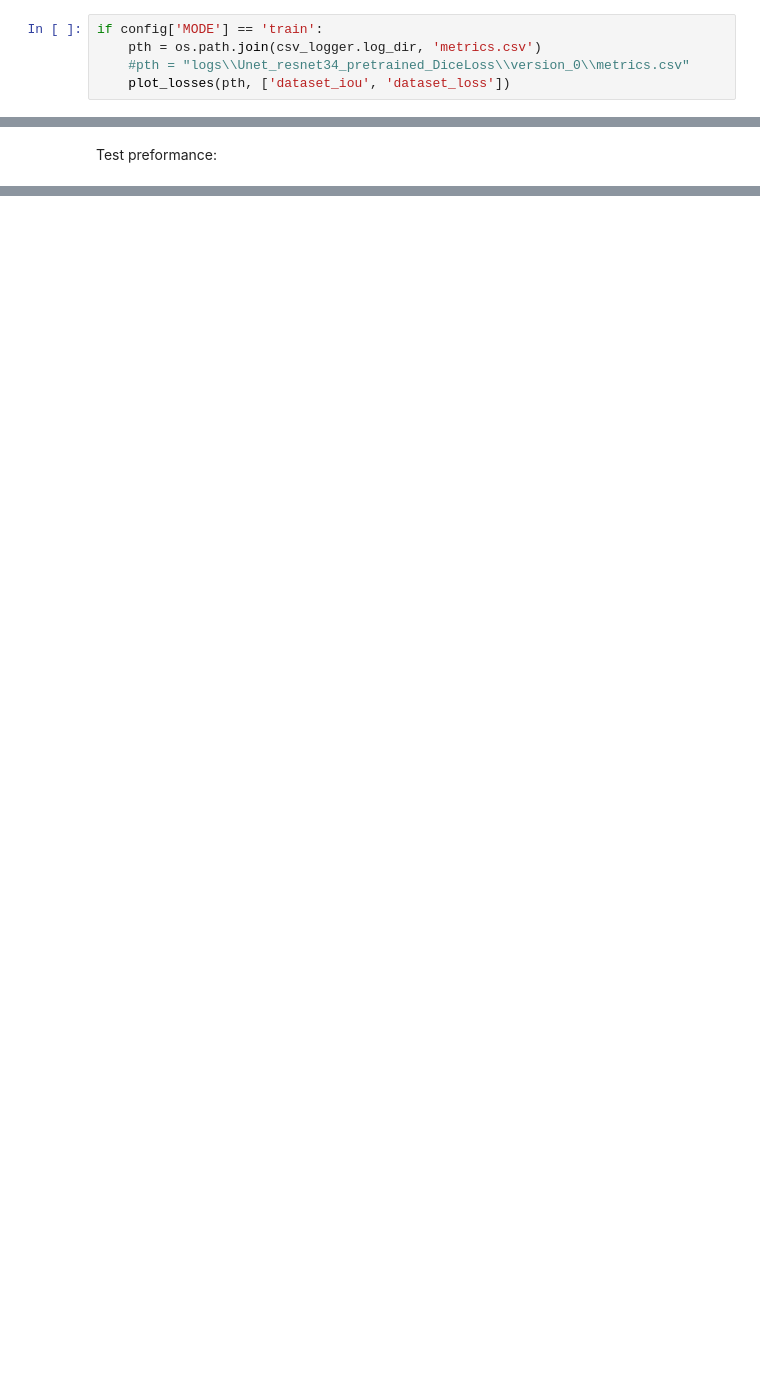
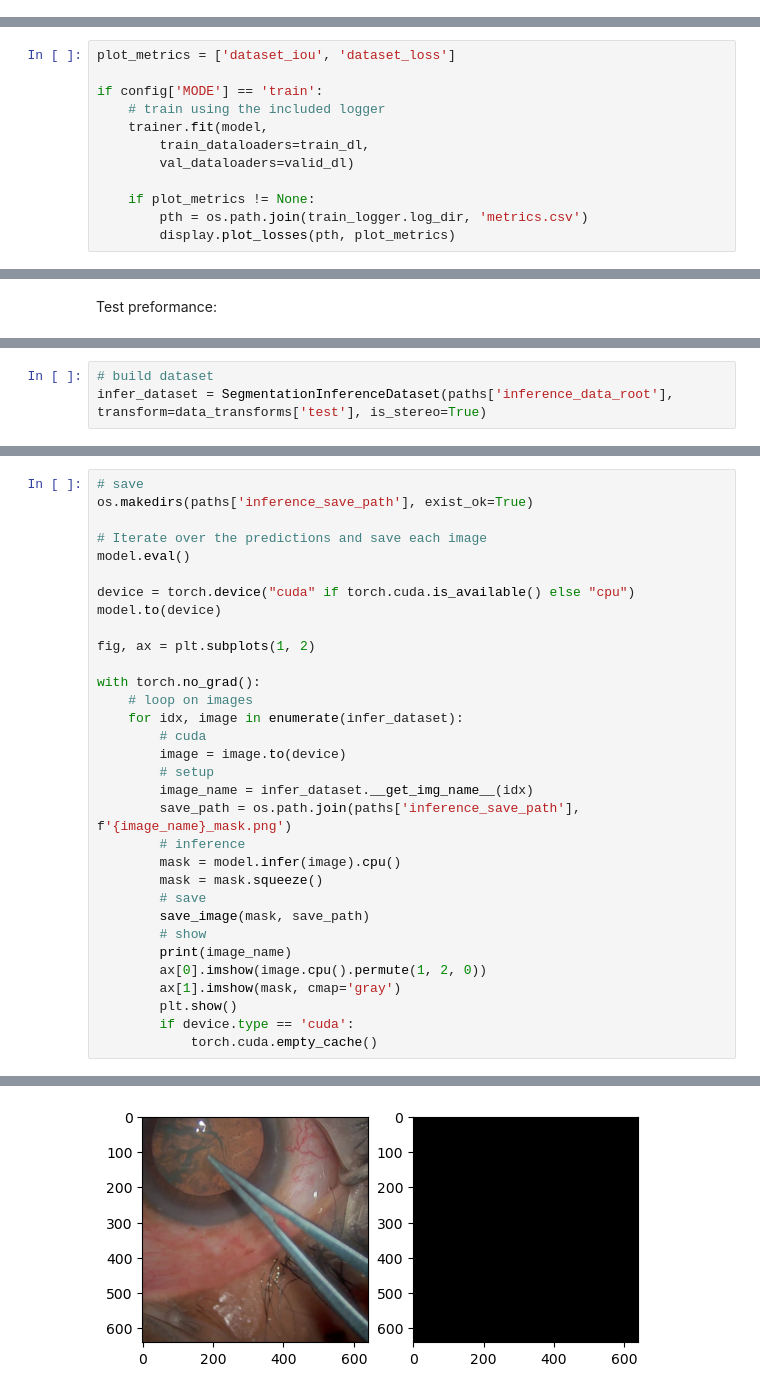
Before and after one commit to Jonathm126/CataractIrisSegmentation_SMP, a Jupyter notebook: train_model.ipynb, the cells around one changed output, grey strips where cells are left out. Drawn from its saved outputs; the diff is of its cells as text; blank space fills up the shorter version.

```diff
--- a/train_model.ipynb
+++ b/train_model.ipynb
@@ -185,5 +121,0 @@ c:\Users\Jonathan\.conda\envs\custom_CatSemSeg\lib\site-packages\pytorch_lightni
-# %%
-if config['MODE'] == 'train':
-    pth = os.path.join(csv_logger.log_dir, 'metrics.csv')
-    #pth = "logs\\Unet_resnet34_pretrained_DiceLoss\\version_0\\metrics.csv"
-    plot_losses(pth, ['dataset_iou', 'dataset_loss'])
@@ -192,3 +122,15 @@ if config['MODE'] == 'train':
+# %%
+plot_metrics = ['dataset_iou', 'dataset_loss']
+
+if config['MODE'] == 'train':
+    # train using the included logger
+    trainer.fit(model,
+        train_dataloaders=train_dl,
+        val_dataloaders=valid_dl)
+
+    if plot_metrics != None:
+        pth = os.path.join(train_logger.log_dir, 'metrics.csv')
+        display.plot_losses(pth, plot_metrics)
 # %% [markdown]
 ### Test and Evaluate
 # %%
@@ -260,0 +167,3 @@ pred
+# %%
+# build dataset
+infer_dataset = SegmentationInferenceDataset(paths['inference_data_root'], transform=data_transforms['test'], is_stereo=True)
@@ -260,0 +174,33 @@ pred
+# %%
+# save
+os.makedirs(paths['inference_save_path'], exist_ok=True)
+
+# Iterate over the predictions and save each image
+model.eval()
+
+device = torch.device("cuda" if torch.cuda.is_available() else "cpu")
+model.to(device)
+
+fig, ax = plt.subplots(1, 2)
+
+with torch.no_grad():
+    # loop on images
+    for idx, image in enumerate(infer_dataset):
+        # cuda
+        image = image.to(device)
+        # setup
+        image_name = infer_dataset.__get_img_name__(idx)
+        save_path = os.path.join(paths['inference_save_path'], f'{image_name}_mask.png')
+        # inference
+        mask = model.infer(image).cpu()
+        mask = mask.squeeze()
+        # save
+        save_image(mask, save_path)
+        # show
+        print(image_name)
+        ax[0].imshow(image.cpu().permute(1, 2, 0))
+        ax[1].imshow(mask, cmap='gray')
+        plt.show()
+        if device.type == 'cuda':
+            torch.cuda.empty_cache()
+# %% [output]
@@ -260,0 +208 @@ pred
+[figure, added]
```
Also changed, not shown: parts of 25 cells of this notebook, 17 other files.
